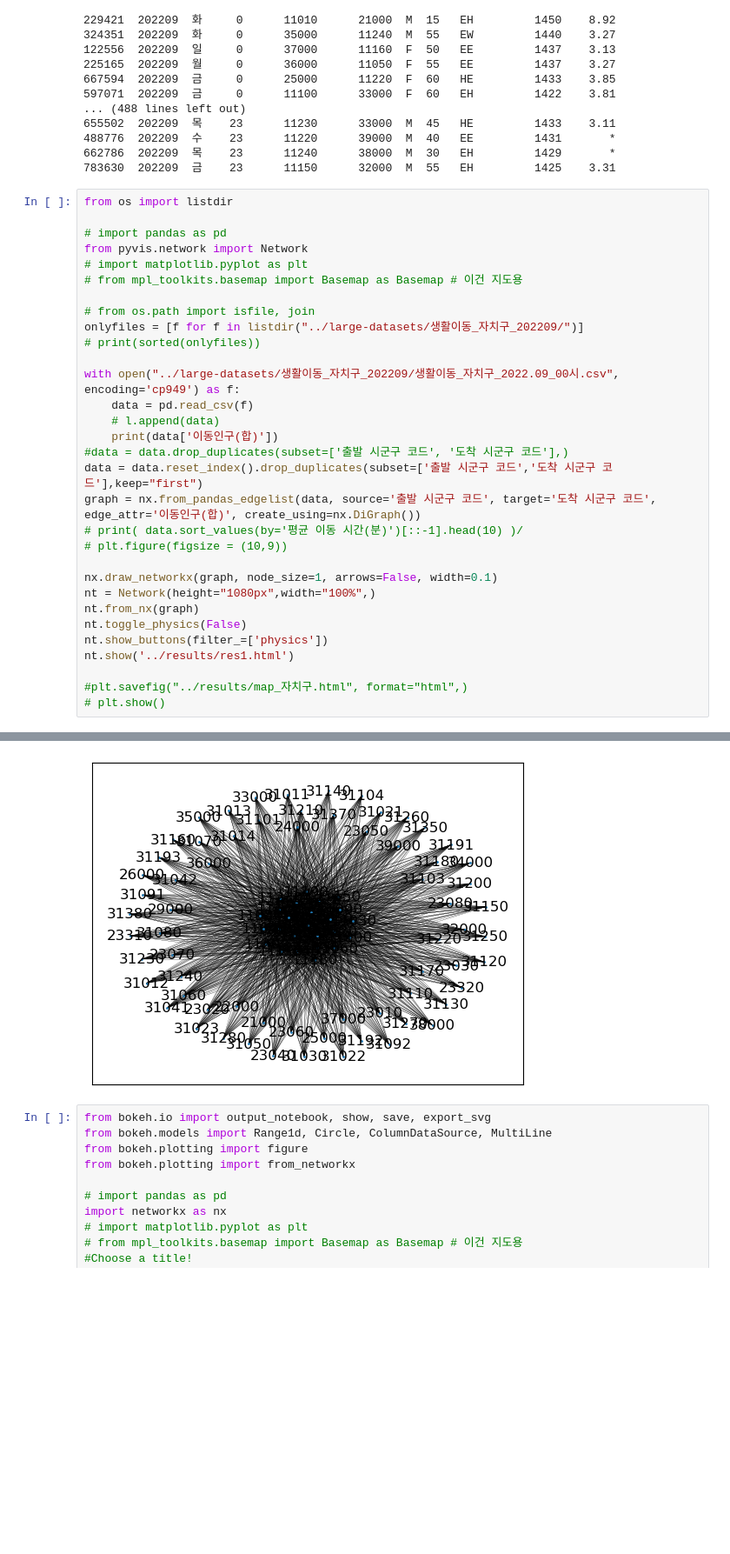
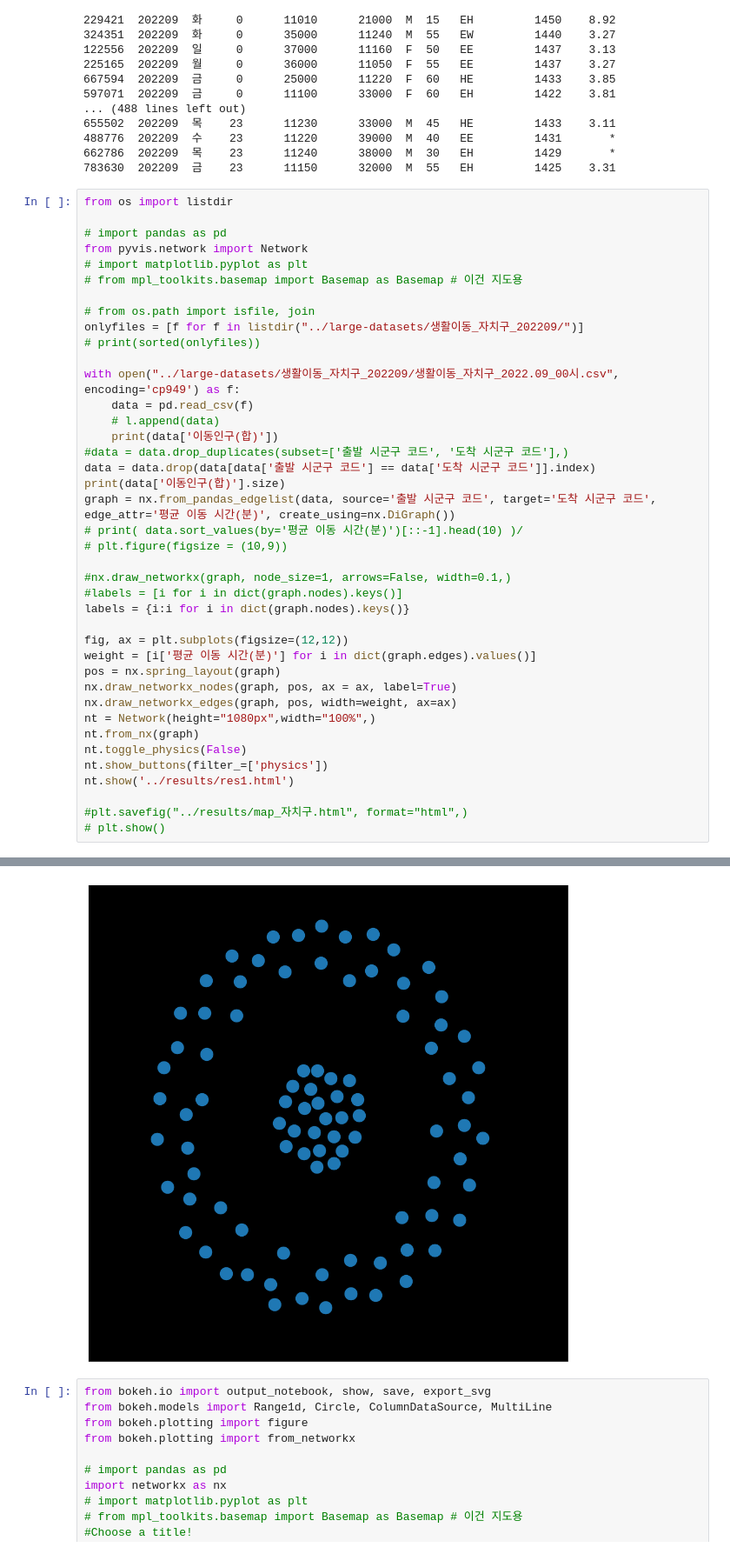
Before and after one commit to dmu-data-anal/data-analysis, a Jupyter notebook: work/another testing.ipynb, the cells around one changed output, grey strips where cells are left out. Shown: that part at 87% size. Saved outputs shown, nothing was run; the diff lists cells and outputs as text; blank space fills up the shorter version.

```diff
--- a/work/another testing.ipynb
+++ b/work/another testing.ipynb
@@ -65,12 +65,21 @@ with open("../large-datasets/생활이동_자치구_202209/생활이동_자치
     # l.append(data)
     print(data['이동인구(합)'])
 #data = data.drop_duplicates(subset=['출발 시군구 코드', '도착 시군구 코드'],)
-data = data.reset_index().drop_duplicates(subset=['출발 시군구 코드','도착 시군구 코드'],keep="first")
-graph = nx.from_pandas_edgelist(data, source='출발 시군구 코드', target='도착 시군구 코드', edge_attr='이동인구(합)', create_using=nx.DiGraph())
+data = data.drop(data[data['출발 시군구 코드'] == data['도착 시군구 코드']].index)
+print(data['이동인구(합)'].size)
+graph = nx.from_pandas_edgelist(data, source='출발 시군구 코드', target='도착 시군구 코드', edge_attr='평균 이동 시간(분)', create_using=nx.DiGraph())
 # print( data.sort_values(by='평균 이동 시간(분)')[::-1].head(10) )/
 # plt.figure(figsize = (10,9))
 
-nx.draw_networkx(graph, node_size=1, arrows=False, width=0.1)
+#nx.draw_networkx(graph, node_size=1, arrows=False, width=0.1,)
+#labels = [i for i in dict(graph.nodes).keys()]
+labels = {i:i for i in dict(graph.nodes).keys()}
+
+fig, ax = plt.subplots(figsize=(12,12))
+weight = [i['평균 이동 시간(분)'] for i in dict(graph.edges).values()]
+pos = nx.spring_layout(graph)
+nx.draw_networkx_nodes(graph, pos, ax = ax, label=True)
+nx.draw_networkx_edges(graph, pos, width=weight, ax=ax)
 nt = Network(height="1080px",width="100%",)
 nt.from_nx(graph)
 nt.toggle_physics(False)
@@ -95,4 +105,4 @@ Name: 이동인구(합), Length: 828417, dtype: object
-[figure, old version]
+[figure, new version]
 # %%
 from bokeh.io import output_notebook, show, save, export_svg
 from bokeh.models import Range1d, Circle, ColumnDataSource, MultiLine
```
Also changed, not shown: parts of 1 cell of this notebook, 1 other file.
